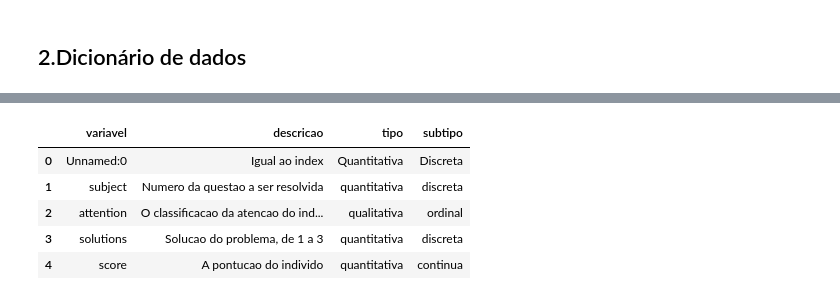
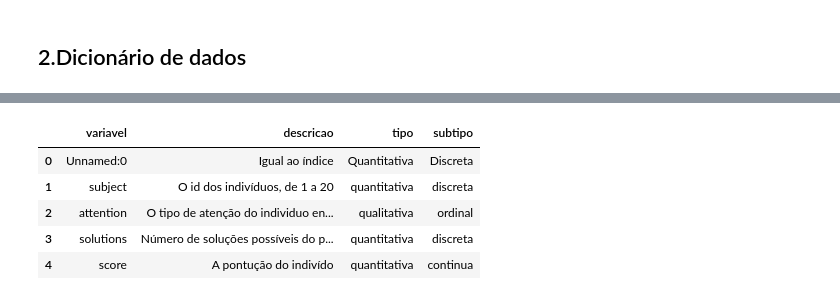
Before and after one commit to LucasFerreira1107/avanti-bootcamp-cdd, a Jupyter notebook: notebooks/01-exploratory_data_analysis.ipynb, the cells around one changed output, grey strips where cells are left out. Saved outputs shown, nothing was run; the diff lists cells and outputs as text; code cells hidden in the pictures.

Commit message:
Atualizacao do dicionario de dados e realizada a exploracao de dados

```diff
--- a/notebooks/01-exploratory_data_analysis.ipynb
+++ b/notebooks/01-exploratory_data_analysis.ipynb
@@ -48,39 +33,40 @@ memory usage: 2.5+ KB
 # %%
+#Criando o dicionário de dados
 dicionario = pd.DataFrame([
     {
         "variavel": "Unnamed:0",
-        "descricao": "Igual ao index",
-        "tipo":"Quantitativa",
+        "descricao": "Igual ao índice",
+        "tipo":"Quantitativa",# Em maisculo para não agregar na variável quantitativa
         "subtipo":"Discreta"
     },{
         "variavel": "subject",
-        "descricao": "Numero da questao a ser resolvida",
+        "descricao": "O id dos indivíduos, de 1 a 20",
         "tipo":"quantitativa",
         "subtipo":"discreta"
     },{
         "variavel": "attention",
-        "descricao": "O classificacao da atencao do individuo",
+        "descricao": " O tipo de atenção do individuo enquanto realizava o problema, variando entre dividido e focado ",
         "tipo":"qualitativa",
         "subtipo":"ordinal"
     },{
         "variavel": "solutions",
-        "descricao": "Solucao do problema, de 1 a 3",
+        "descricao": "Número de soluções possíveis do problema, de 1 a 3",
         "tipo":"quantitativa",
         "subtipo":"discreta"
     },{
         "variavel": "score",
-        "descricao": "A pontucao do individo",
+        "descricao": "A pontução do indivído",
         "tipo":"quantitativa",
         "subtipo": "continua"
     }
 ])
 
 dicionario
 # %% [output]
 |  | variavel | descricao | tipo | subtipo |
-| 0 | Unnamed:0 | Igual ao index | Quantitativa | Discreta |
-| 1 | subject | Numero da questao a ser resolvida | quantitativa | discreta |
-| 2 | attention | O classificacao da atencao do ind... | qualitativa | ordinal |
-| 3 | solutions | Solucao do problema, de 1 a 3 | quantitativa | discreta |
-| 4 | score | A pontucao do individo | quantitativa | continua |
+| 0 | Unnamed:0 | Igual ao índice | Quantitativa | Discreta |
+| 1 | subject | O id dos indivíduos, de 1 a 20 | quantitativa | discreta |
+| 2 | attention | O tipo de atenção do individuo en... | qualitativa | ordinal |
+| 3 | solutions | Número de soluções possíveis do p... | quantitativa | discreta |
+| 4 | score | A pontução do indivído | quantitativa | continua |
 # %%
```
Also changed, not shown: parts of 31 cells of this notebook.
